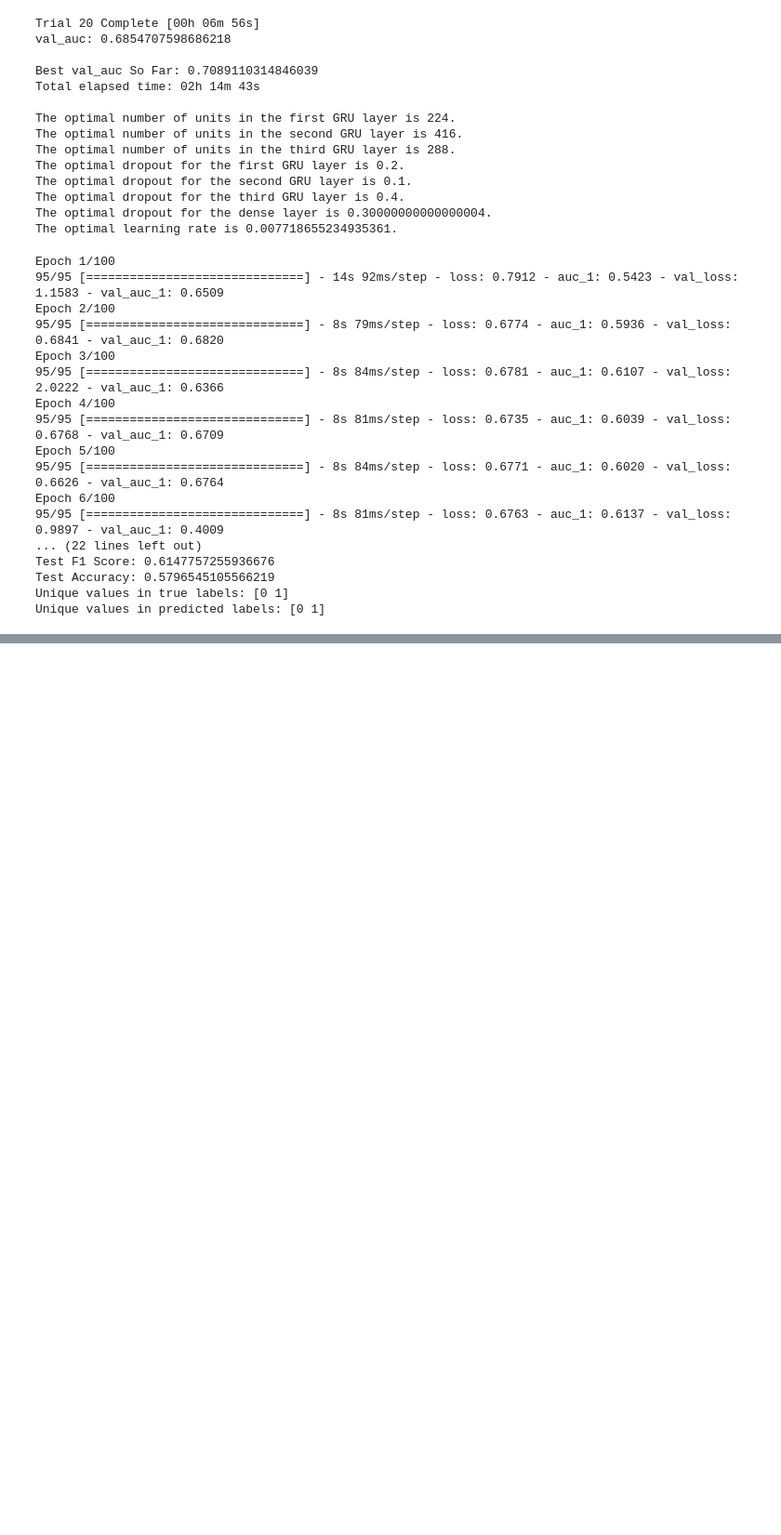
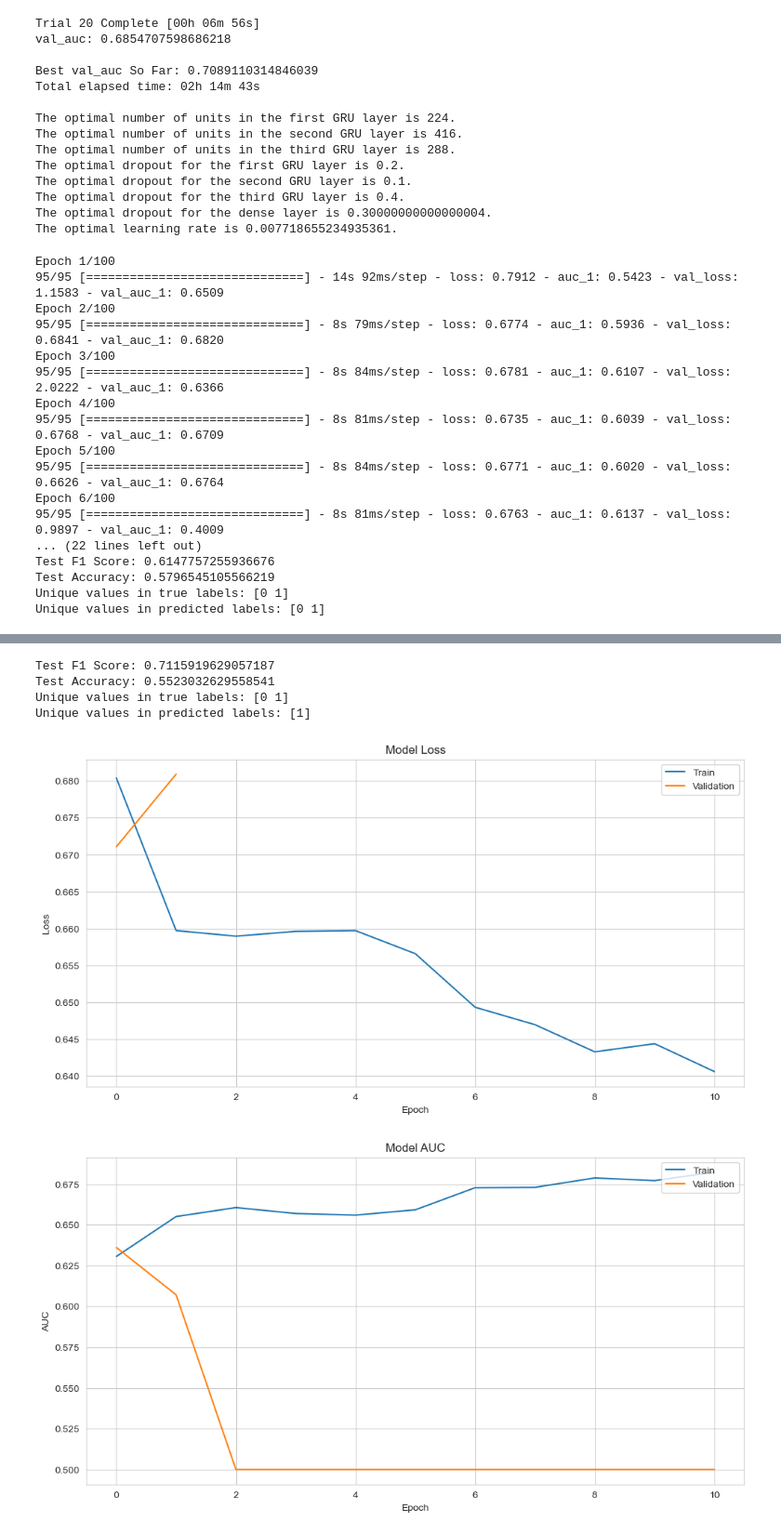
Before and after one commit to pranavsrinivas29/ETF-data-optimization-, a Jupyter notebook: RF_Month_newClassification.ipynb, the cells around one changed output, grey strips where cells are left out. Shown at 93% size. Drawn from its saved outputs; the diff is of its cells as text; code cells hidden in the pictures; blank space fills up the shorter version.

```diff
--- a/RF_Month_newClassification.ipynb
+++ b/RF_Month_newClassification.ipynb
@@ -1427,0 +1620,43 @@ Unique values in predicted labels: [0 1]
+# %%
+
+f1 = f1_score(y_test, y_pred_classes)
+acc = accuracy_score(y_test, y_pred_classes)
+
+print(f"Test F1 Score: {f1}")
+print(f"Test Accuracy: {acc}")
+
+# Print unique values in true labels and predicted labels
+print("Unique values in true labels:", np.unique(y_test))
+print("Unique values in predicted labels:", np.unique(y_pred_classes))
+
+# Plot training & validation loss values
+import matplotlib.pyplot as plt
+
+plt.figure(figsize=(12, 6))
+plt.plot(history.history['loss'])
+plt.plot(history.history['val_loss'])
+plt.title('Model Loss')
+plt.ylabel('Loss')
+plt.xlabel('Epoch')
+plt.legend(['Train', 'Validation'], loc='upper right')
+plt.show()
+
+# Plot training & validation AUC values
+plt.figure(figsize=(12, 6))
+auc_key = [key for key in history.history.keys() if 'auc' in key and not 'val' in key][0]
+val_auc_key = [key for key in history.history.keys() if 'val_auc' in key][0]
+
+plt.plot(history.history[auc_key])
+plt.plot(history.history[val_auc_key])
+plt.title('Model AUC')
+plt.ylabel('AUC')
+plt.xlabel('Epoch')
+plt.legend(['Train', 'Validation'], loc='upper right')
+plt.show()
+# %% [output]
+Test F1 Score: 0.7115919629057187
+Test Accuracy: 0.5523032629558541
+Unique values in true labels: [0 1]
+Unique values in predicted labels: [1]
+[figure, added]
+[figure, added]
```
Also changed, not shown: parts of 16 cells of this notebook.
